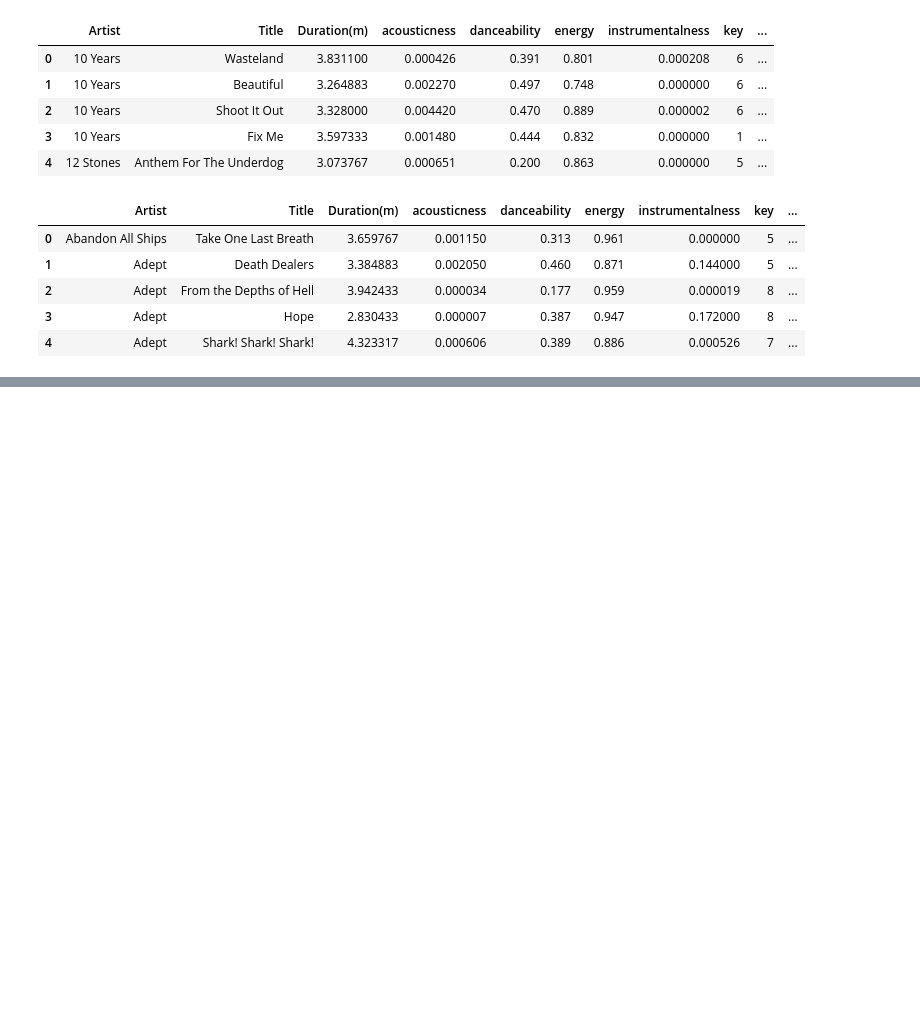
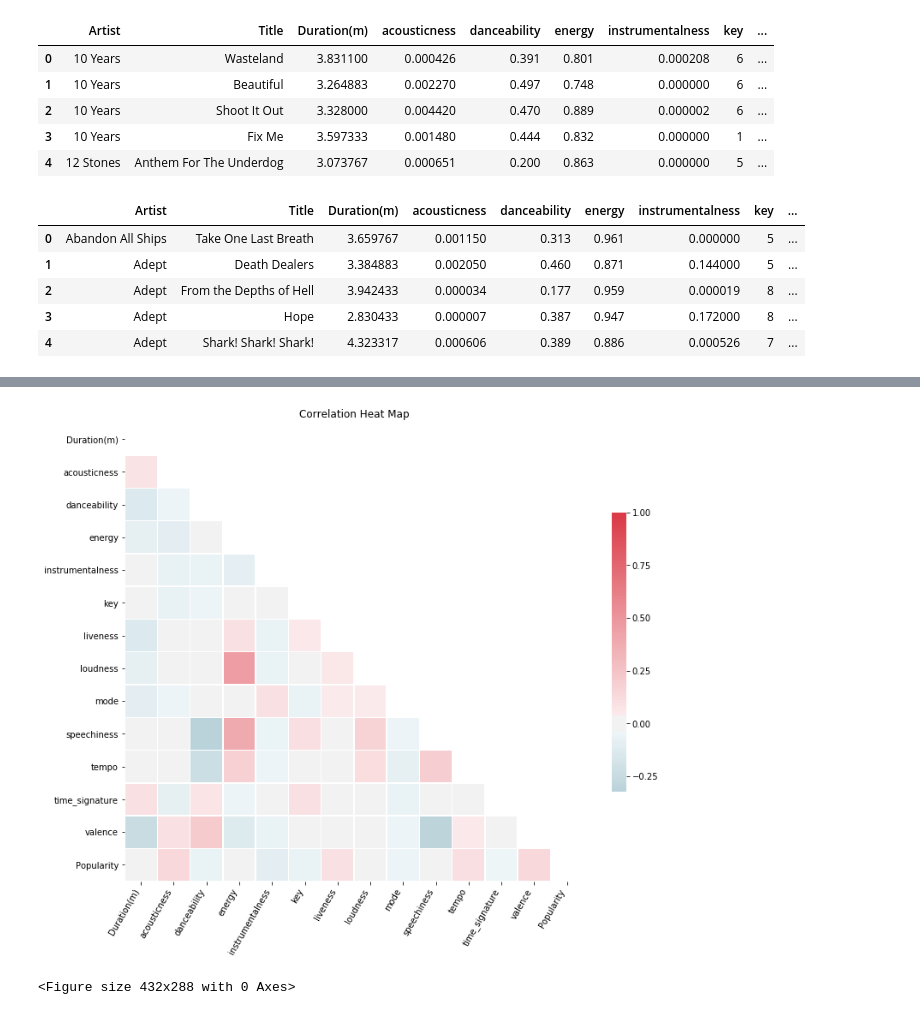
Before and after one commit to evanhosmer/Spotify_case_study, a Jupyter notebook: Spotify.ipynb, the cells around one changed output, grey strips where cells are left out. Saved outputs shown, nothing was run; the diff lists cells and outputs as text; code cells hidden in the pictures; blank space fills up the shorter version.

```diff
--- a/Spotify.ipynb
+++ b/Spotify.ipynb
@@ -55,0 +187,5 @@ metal_core.head()
+# %%
+corr_heat(metal_core)
+# %% [output]
+[figure, added]
+<Figure size 432x288 with 0 Axes>
```
Also changed, not shown: parts of 25 cells of this notebook.
